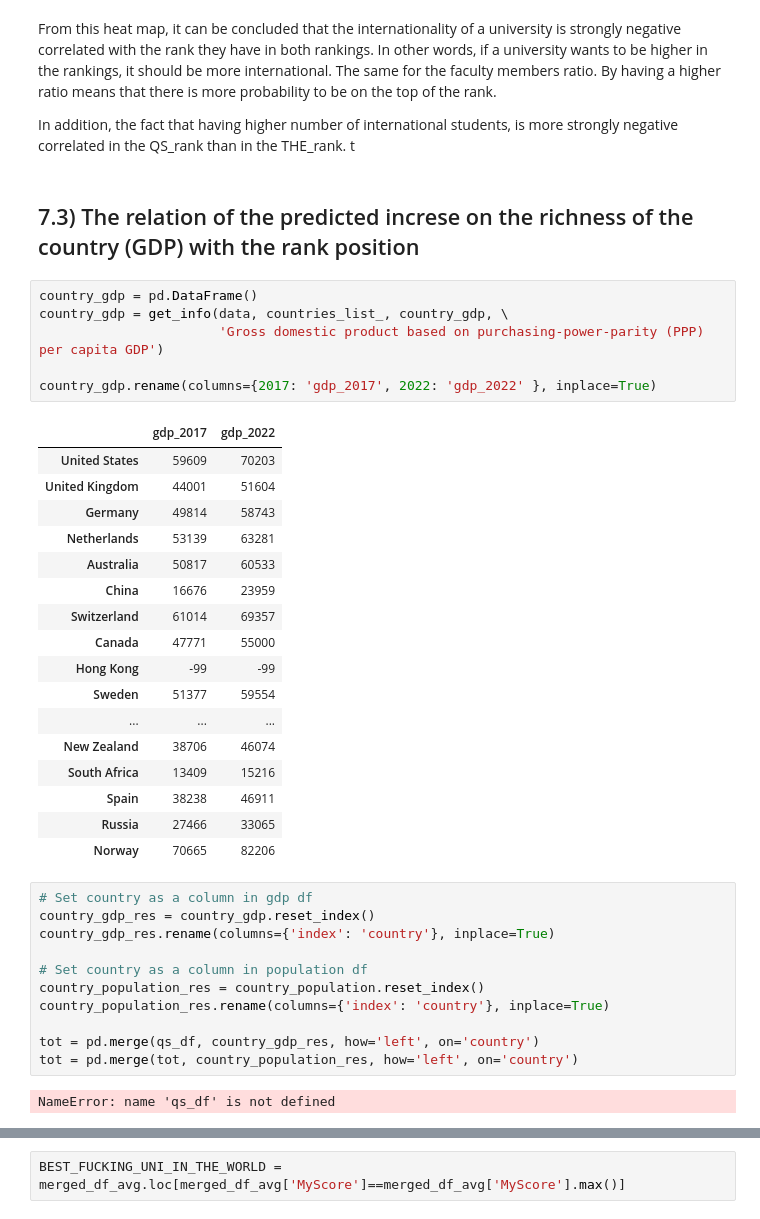
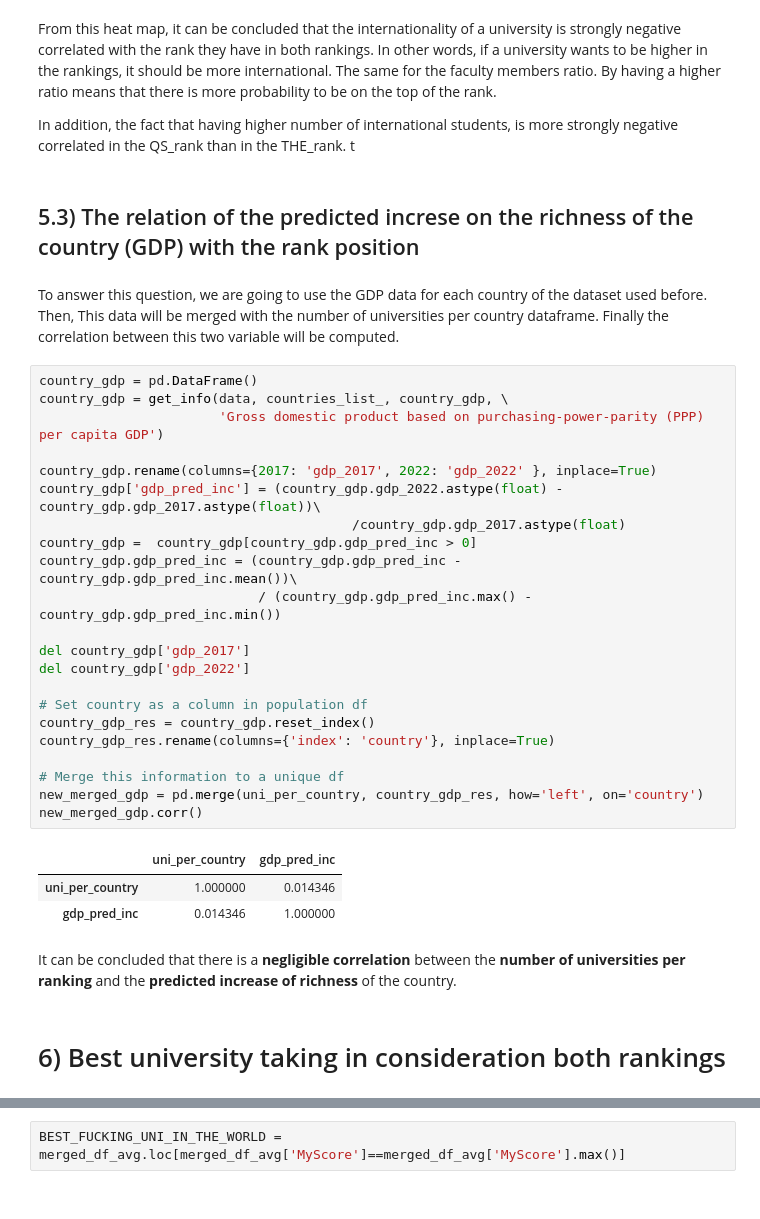
Before and after one commit to LucaZampieri/ADA_homework_LMX, a Jupyter notebook: 02 - Data from the Web/homework2.ipynb, the cells around one changed output, grey strips where cells are left out. Cells and saved outputs as stored; diff of their text form.

```diff
--- a/02 - Data from the Web/homework2.ipynb
+++ b/02 - Data from the Web/homework2.ipynb
@@ -1156,41 +1152,36 @@ From this heat map, it can be concluded that the internationality of a universit
 
 In addition, the fact that having higher number of international students, is more strongly negative correlated in the QS_rank than in the THE_rank. t
 # %% [markdown]
-## 7.3) The relation of the predicted increse on the richness of the country (GDP) with the rank position
+## 5.3) The relation of the predicted increse on the richness of the country (GDP) with the rank position
-# %%
-country_gdp = pd.DataFrame()
-country_gdp = get_info(data, countries_list_, country_gdp, \
-                       'Gross domestic product based on purchasing-power-parity (PPP) per capita GDP')
-
-country_gdp.rename(columns={2017: 'gdp_2017', 2022: 'gdp_2022' }, inplace=True)
-# %% [output]
-|  | gdp_2017 | gdp_2022 |
-| United States | 59609 | 70203 |
-| United Kingdom | 44001 | 51604 |
-| Germany | 49814 | 58743 |
-| Netherlands | 53139 | 63281 |
-| Australia | 50817 | 60533 |
-| China | 16676 | 23959 |
-| Switzerland | 61014 | 69357 |
-| Canada | 47771 | 55000 |
-| Hong Kong | -99 | -99 |
-| Sweden | 51377 | 59554 |
-| ... | ... | ... |
-| New Zealand | 38706 | 46074 |
-| South Africa | 13409 | 15216 |
-| Spain | 38238 | 46911 |
-| Russia | 27466 | 33065 |
-| Norway | 70665 | 82206 |
-# %%
-# Set country as a column in gdp df
-country_gdp_res = country_gdp.reset_index()
-country_gdp_res.rename(columns={'index': 'country'}, inplace=True)
-
-# Set country as a column in population df
-country_population_res = country_population.reset_index()
-country_population_res.rename(columns={'index': 'country'}, inplace=True)
-
-tot = pd.merge(qs_df, country_gdp_res, how='left', on='country')
-tot = pd.merge(tot, country_population_res, how='left', on='country')
-# %% [output]
-NameError: name 'qs_df' is not defined
+# %% [markdown]
+To answer this question, we are going to use the GDP data for each country of the dataset used before. Then, This data will be merged with the number of universities per country dataframe. Finally the correlation between this two variable will be computed.
+# %%
+country_gdp = pd.DataFrame()
+country_gdp = get_info(data, countries_list_, country_gdp, \
+                       'Gross domestic product based on purchasing-power-parity (PPP) per capita GDP')
+
+country_gdp.rename(columns={2017: 'gdp_2017', 2022: 'gdp_2022' }, inplace=True)
+country_gdp['gdp_pred_inc'] = (country_gdp.gdp_2022.astype(float) - country_gdp.gdp_2017.astype(float))\
+                                        /country_gdp.gdp_2017.astype(float)
+country_gdp =  country_gdp[country_gdp.gdp_pred_inc > 0]
+country_gdp.gdp_pred_inc = (country_gdp.gdp_pred_inc - country_gdp.gdp_pred_inc.mean())\
+                            / (country_gdp.gdp_pred_inc.max() - country_gdp.gdp_pred_inc.min())
+
+del country_gdp['gdp_2017']
+del country_gdp['gdp_2022']
+
+# Set country as a column in population df
+country_gdp_res = country_gdp.reset_index()
+country_gdp_res.rename(columns={'index': 'country'}, inplace=True)
+
+# Merge this information to a unique df
+new_merged_gdp = pd.merge(uni_per_country, country_gdp_res, how='left', on='country')
+new_merged_gdp.corr()
+# %% [output]
+|  | uni_per_country | gdp_pred_inc |
+| uni_per_country | 1.000000 | 0.014346 |
+| gdp_pred_inc | 0.014346 | 1.000000 |
+# %% [markdown]
+It can be concluded that there is a **negligible correlation** between the **number of universities per ranking** and the **predicted increase of richness** of the country.
+# %% [markdown]
+# 6) Best university taking in consideration both rankings
```
Also changed, not shown: parts of 12 cells of this notebook.
